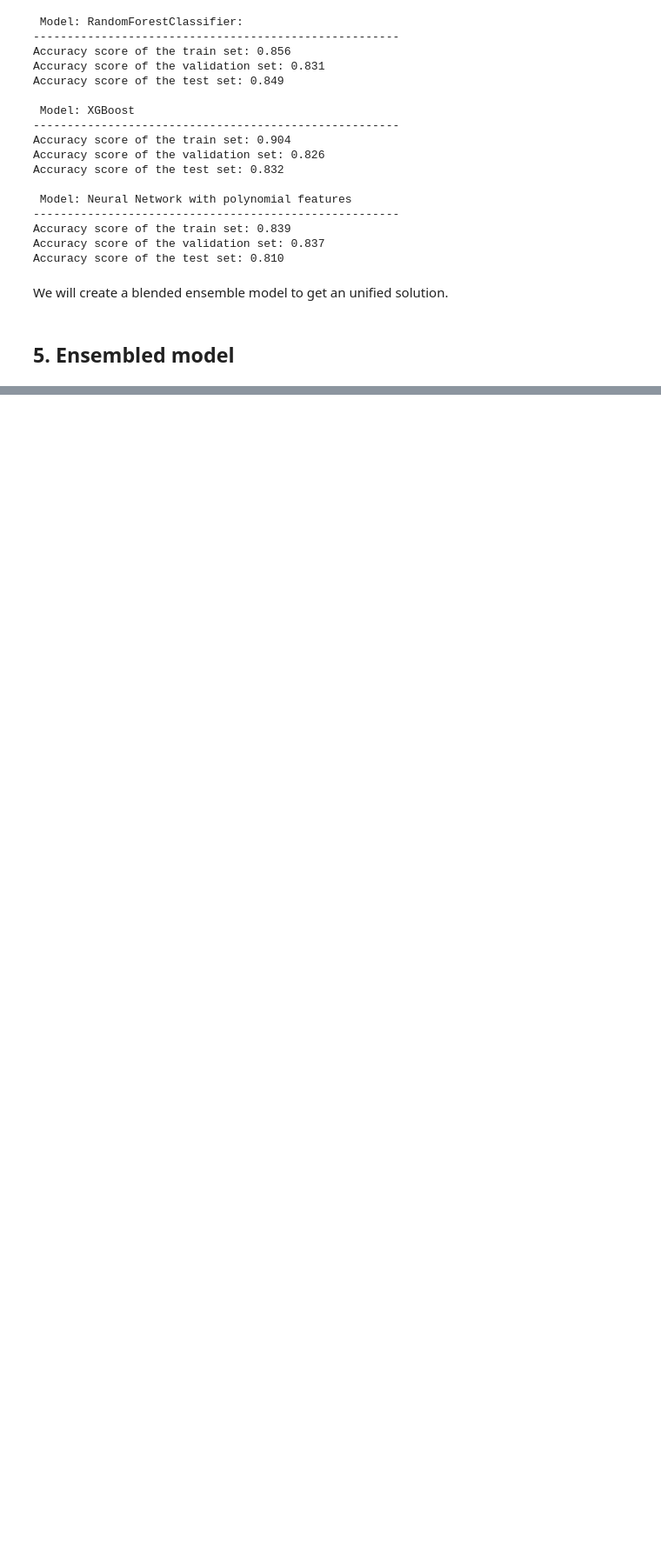
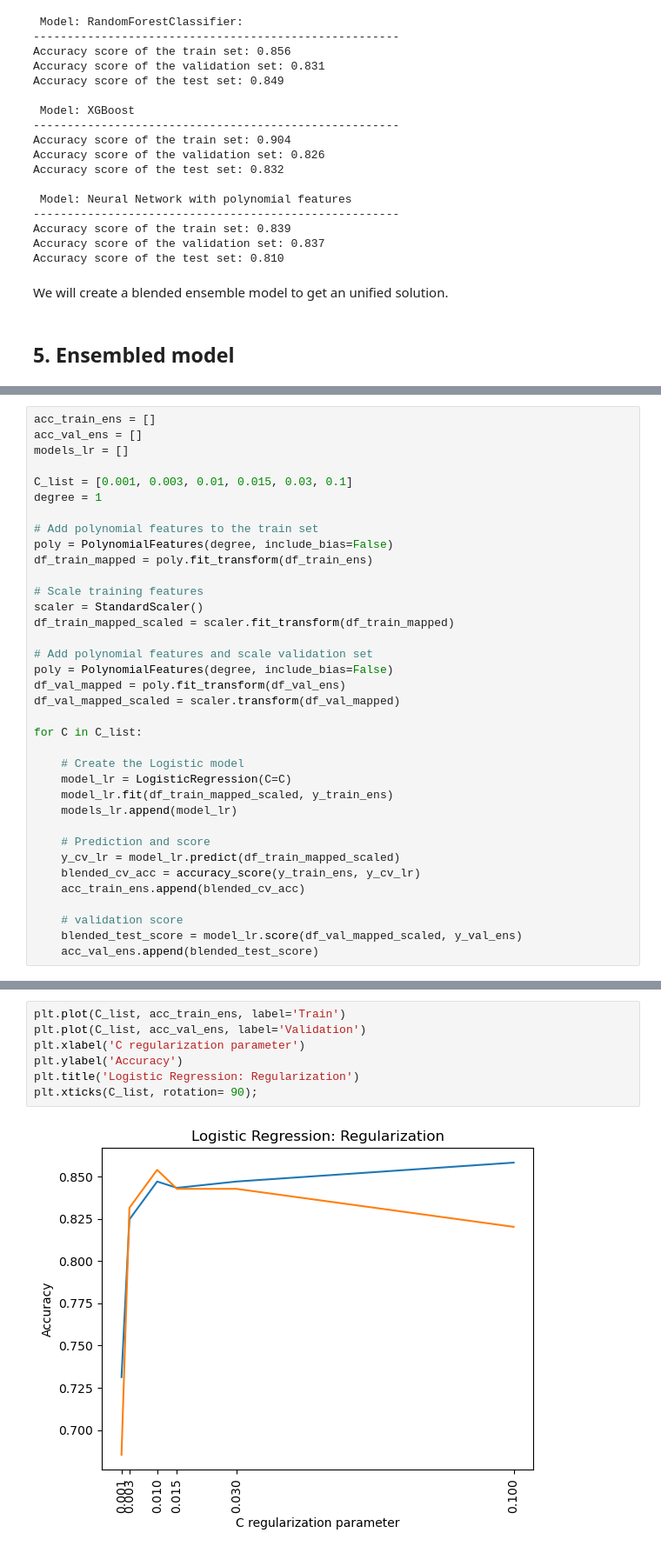
Before and after one commit to Andresmfs/Binary-classification-ML-models-Titanic-survivals, a Jupyter notebook: titanic.ipynb, the cells around one changed output, grey strips where cells are left out. Shown at 87% size. Saved outputs shown, nothing was run; the diff lists cells and outputs as text; blank space fills up the shorter version.

```diff
--- a/titanic.ipynb
+++ b/titanic.ipynb
@@ -1130,0 +1344,36 @@ y_train_ens = pd.concat([y_cv, y_train_], axis = 0)
+# %%
+acc_train_ens = []
+acc_val_ens = []
+models_lr = []
+
+C_list = [0.001, 0.003, 0.01, 0.015, 0.03, 0.1]
+degree = 1
+
+# Add polynomial features to the train set
+poly = PolynomialFeatures(degree, include_bias=False)
+df_train_mapped = poly.fit_transform(df_train_ens)
+
+# Scale training features
+scaler = StandardScaler()
+df_train_mapped_scaled = scaler.fit_transform(df_train_mapped)
+
+# Add polynomial features and scale validation set
+poly = PolynomialFeatures(degree, include_bias=False)
+df_val_mapped = poly.fit_transform(df_val_ens)
+df_val_mapped_scaled = scaler.transform(df_val_mapped)
+
+for C in C_list:
+
+    # Create the Logistic model
+    model_lr = LogisticRegression(C=C)
+    model_lr.fit(df_train_mapped_scaled, y_train_ens)
+    models_lr.append(model_lr)
+
+    # Prediction and score
+    y_cv_lr = model_lr.predict(df_train_mapped_scaled)
+    blended_cv_acc = accuracy_score(y_train_ens, y_cv_lr)
+    acc_train_ens.append(blended_cv_acc)
+
+    # validation score
+    blended_test_score = model_lr.score(df_val_mapped_scaled, y_val_ens)
+    acc_val_ens.append(blended_test_score)
@@ -1130,0 +1382,9 @@ y_train_ens = pd.concat([y_cv, y_train_], axis = 0)
+# %%
+plt.plot(C_list, acc_train_ens, label='Train')
+plt.plot(C_list, acc_val_ens, label='Validation')
+plt.xlabel('C regularization parameter')
+plt.ylabel('Accuracy')
+plt.title('Logistic Regression: Regularization')
+plt.xticks(C_list, rotation= 90);
+# %% [output]
+[figure, added]
```
Also changed, not shown: parts of 46 cells of this notebook.
